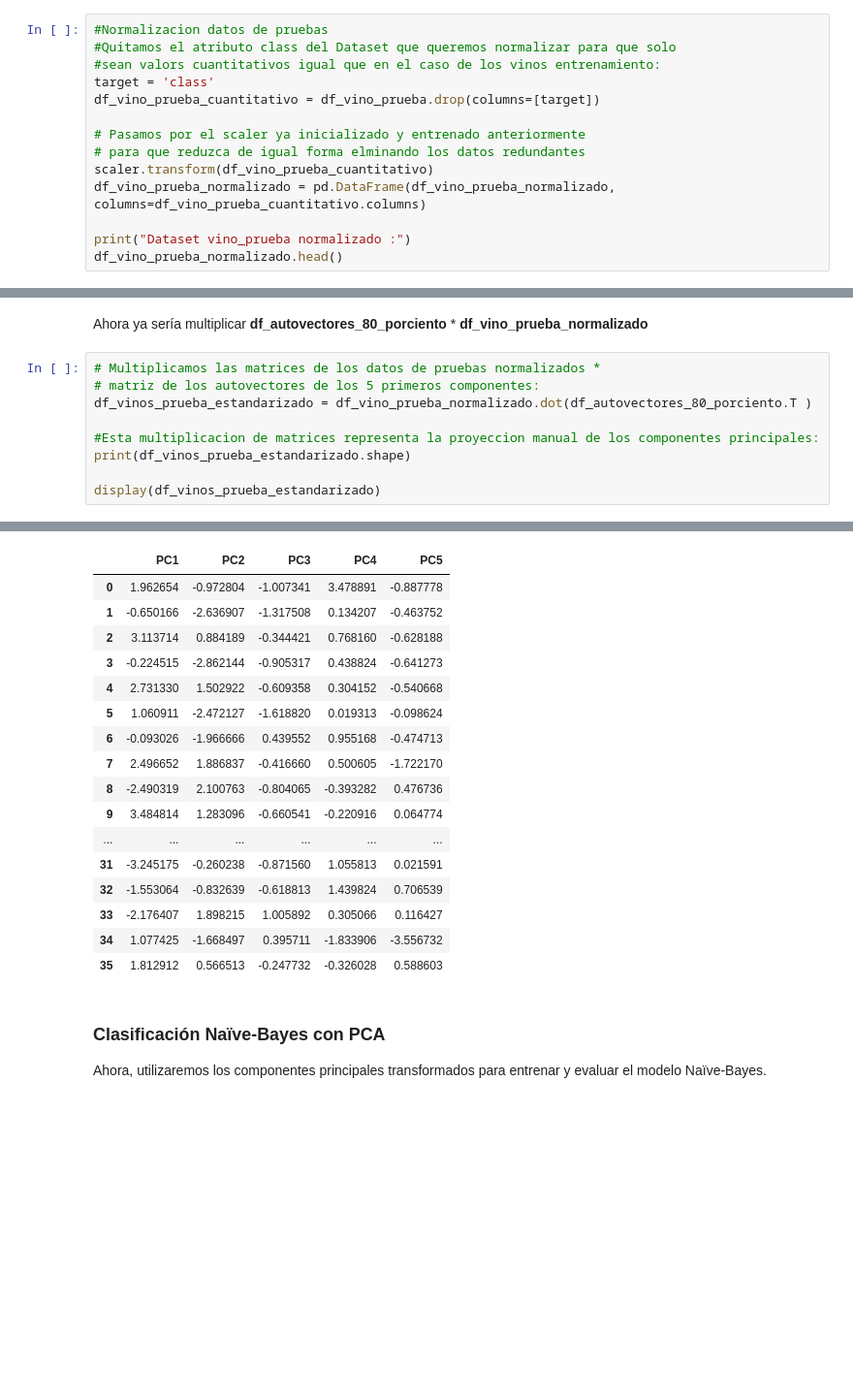
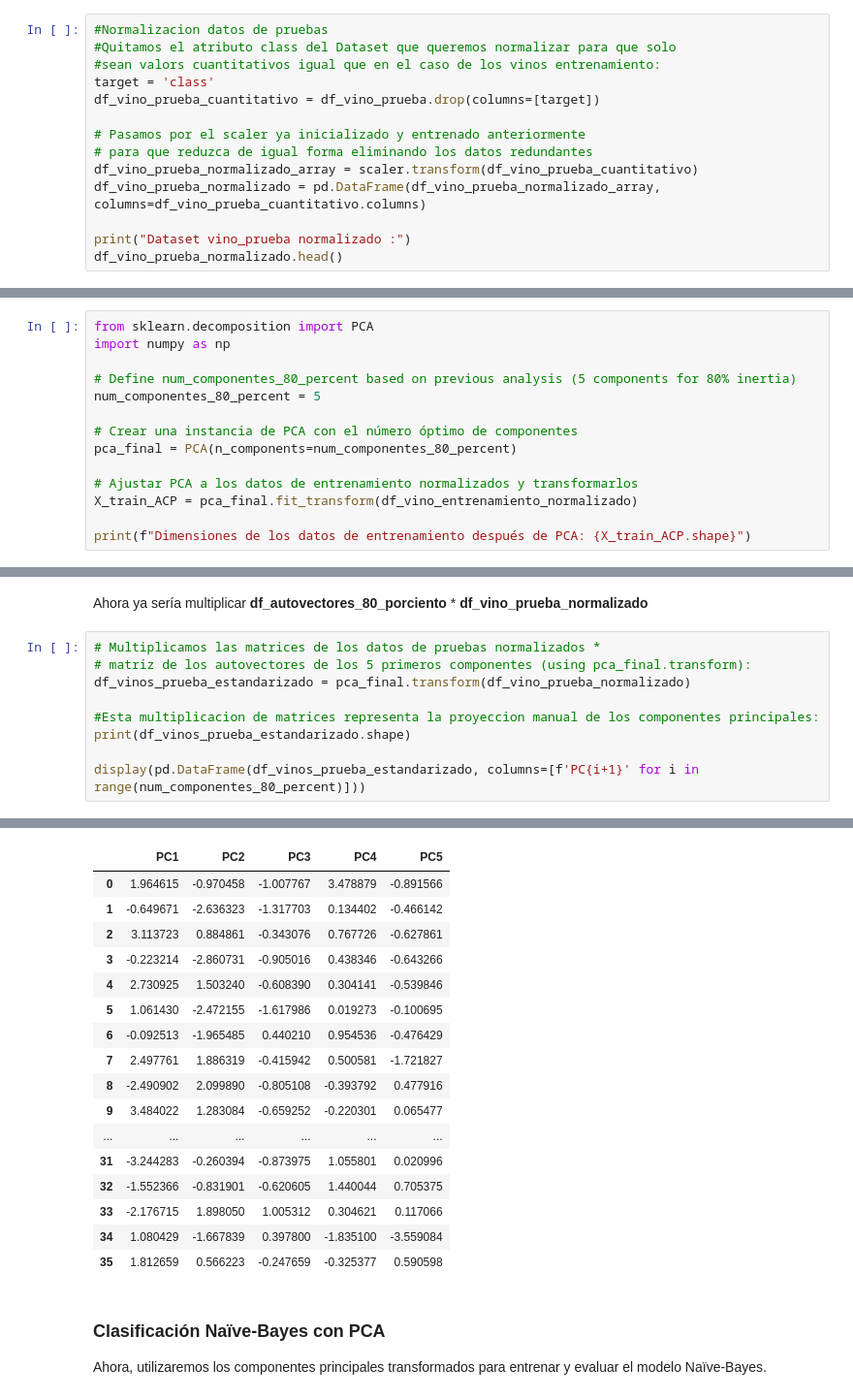
Before and after one commit to javierraneros-cell/Mineria_de_Datos-Actividad_Practica_UD3, a Jupyter notebook: Actividad_Práctica_UD3_Minería_de_Datos_e_IA_Corporativa.ipynb, the cells around one changed output, grey strips where cells are left out. Shown at 97% size. Cells and saved outputs as stored; diff of their text form; blank space fills up the shorter version.

```diff
--- a/Actividad_Práctica_UD3_Minería_de_Datos_e_IA_Corporativa.ipynb
+++ b/Actividad_Práctica_UD3_Minería_de_Datos_e_IA_Corporativa.ipynb
@@ -352,9 +352,9 @@ target = 'class'
 df_vino_prueba_cuantitativo = df_vino_prueba.drop(columns=[target])
 
 # Pasamos por el scaler ya inicializado y entrenado anteriormente
-# para que reduzca de igual forma elminando los datos redundantes
-scaler.transform(df_vino_prueba_cuantitativo)
-df_vino_prueba_normalizado = pd.DataFrame(df_vino_prueba_normalizado, columns=df_vino_prueba_cuantitativo.columns)
+# para que reduzca de igual forma eliminando los datos redundantes
+df_vino_prueba_normalizado_array = scaler.transform(df_vino_prueba_cuantitativo)
+df_vino_prueba_normalizado = pd.DataFrame(df_vino_prueba_normalizado_array, columns=df_vino_prueba_cuantitativo.columns)
 
 print("Dataset vino_prueba normalizado :")
 df_vino_prueba_normalizado.head()
@@ -389,0 +373,14 @@ Dataset df_autovectores_80_porciento :
+# %%
+from sklearn.decomposition import PCA
+import numpy as np
+
+# Define num_componentes_80_percent based on previous analysis (5 components for 80% inertia)
+num_componentes_80_percent = 5
+
+# Crear una instancia de PCA con el número óptimo de componentes
+pca_final = PCA(n_components=num_componentes_80_percent)
+
+# Ajustar PCA a los datos de entrenamiento normalizados y transformarlos
+X_train_ACP = pca_final.fit_transform(df_vino_entrenamiento_normalizado)
+
+print(f"Dimensiones de los datos de entrenamiento después de PCA: {X_train_ACP.shape}")
@@ -391,32 +390,32 @@ Dataset df_autovectores_80_porciento :
 Ahora ya sería multiplicar **df_autovectores_80_porciento** * **df_vino_prueba_normalizado**
 # %%
 # Multiplicamos las matrices de los datos de pruebas normalizados *
-# matriz de los autovectores de los 5 primeros componentes:
-df_vinos_prueba_estandarizado = df_vino_prueba_normalizado.dot(df_autovectores_80_porciento.T )
+# matriz de los autovectores de los 5 primeros componentes (using pca_final.transform):
+df_vinos_prueba_estandarizado = pca_final.transform(df_vino_prueba_normalizado)
 
 #Esta multiplicacion de matrices representa la proyeccion manual de los componentes principales:
 print(df_vinos_prueba_estandarizado.shape)
 
-display(df_vinos_prueba_estandarizado)
+display(pd.DataFrame(df_vinos_prueba_estandarizado, columns=[f'PC{i+1}' for i in range(num_componentes_80_percent)]))
 # %% [output]
 (36, 5)
 |  | PC1 | PC2 | PC3 | PC4 | PC5 |
-| 0 | 1.962654 | -0.972804 | -1.007341 | 3.478891 | -0.887778 |
-| 1 | -0.650166 | -2.636907 | -1.317508 | 0.134207 | -0.463752 |
-| 2 | 3.113714 | 0.884189 | -0.344421 | 0.768160 | -0.628188 |
-| 3 | -0.224515 | -2.862144 | -0.905317 | 0.438824 | -0.641273 |
-| 4 | 2.731330 | 1.502922 | -0.609358 | 0.304152 | -0.540668 |
-| 5 | 1.060911 | -2.472127 | -1.618820 | 0.019313 | -0.098624 |
-| 6 | -0.093026 | -1.966666 | 0.439552 | 0.955168 | -0.474713 |
-| 7 | 2.496652 | 1.886837 | -0.416660 | 0.500605 | -1.722170 |
-| 8 | -2.490319 | 2.100763 | -0.804065 | -0.393282 | 0.476736 |
-| 9 | 3.484814 | 1.283096 | -0.660541 | -0.220916 | 0.064774 |
+| 0 | 1.964615 | -0.970458 | -1.007767 | 3.478879 | -0.891566 |
+| 1 | -0.649671 | -2.636323 | -1.317703 | 0.134402 | -0.466142 |
+| 2 | 3.113723 | 0.884861 | -0.343076 | 0.767726 | -0.627861 |
+| 3 | -0.223214 | -2.860731 | -0.905016 | 0.438346 | -0.643266 |
+| 4 | 2.730925 | 1.503240 | -0.608390 | 0.304141 | -0.539846 |
+| 5 | 1.061430 | -2.472155 | -1.617986 | 0.019273 | -0.100695 |
+| 6 | -0.092513 | -1.965485 | 0.440210 | 0.954536 | -0.476429 |
+| 7 | 2.497761 | 1.886319 | -0.415942 | 0.500581 | -1.721827 |
+| 8 | -2.490902 | 2.099890 | -0.805108 | -0.393792 | 0.477916 |
+| 9 | 3.484022 | 1.283084 | -0.659252 | -0.220301 | 0.065477 |
 | ... | ... | ... | ... | ... | ... |
-| 31 | -3.245175 | -0.260238 | -0.871560 | 1.055813 | 0.021591 |
-| 32 | -1.553064 | -0.832639 | -0.618813 | 1.439824 | 0.706539 |
-| 33 | -2.176407 | 1.898215 | 1.005892 | 0.305066 | 0.116427 |
-| 34 | 1.077425 | -1.668497 | 0.395711 | -1.833906 | -3.556732 |
-| 35 | 1.812912 | 0.566513 | -0.247732 | -0.326028 | 0.588603 |
+| 31 | -3.244283 | -0.260394 | -0.873975 | 1.055801 | 0.020996 |
+| 32 | -1.552366 | -0.831901 | -0.620605 | 1.440044 | 0.705375 |
+| 33 | -2.176715 | 1.898050 | 1.005312 | 0.304621 | 0.117066 |
+| 34 | 1.080429 | -1.667839 | 0.397800 | -1.835100 | -3.559084 |
+| 35 | 1.812659 | 0.566223 | -0.247659 | -0.325377 | 0.590598 |
 # %% [markdown]
 ### **Clasificación Naïve-Bayes con PCA**
 
```
Also changed, not shown: parts of 8 cells of this notebook.
